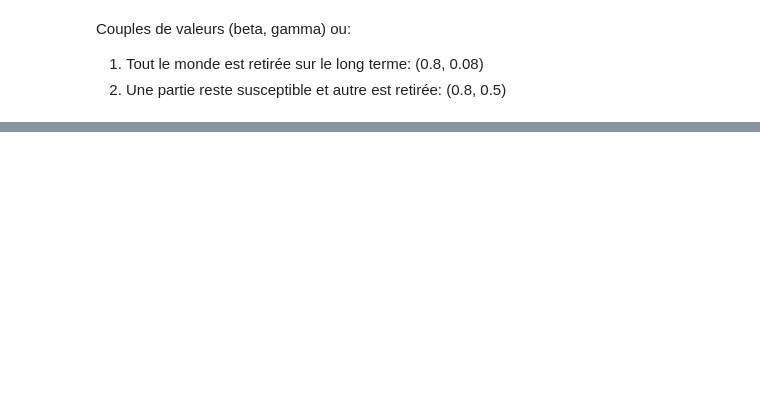
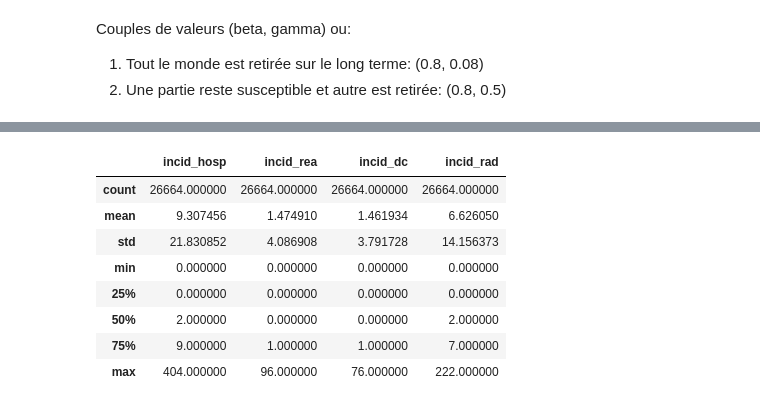
Before and after one commit to Vinschers/queueing-theory, a Jupyter notebook: Project1_DUTRA_VICENTIN.ipynb, the cells around one changed output, grey strips where cells are left out. Saved outputs shown, nothing was run; the diff lists cells and outputs as text; code cells hidden in the pictures; blank space fills up the shorter version.

```diff
--- a/Project1_DUTRA_VICENTIN.ipynb
+++ b/Project1_DUTRA_VICENTIN.ipynb
@@ -136,0 +151,12 @@ Couples de valeurs (beta, gamma) ou:
+# %%
+data.describe()
+# %% [output]
+|  | incid_hosp | incid_rea | incid_dc | incid_rad |
+| count | 26664.000000 | 26664.000000 | 26664.000000 | 26664.000000 |
+| mean | 9.307456 | 1.474910 | 1.461934 | 6.626050 |
+| std | 21.830852 | 4.086908 | 3.791728 | 14.156373 |
+| min | 0.000000 | 0.000000 | 0.000000 | 0.000000 |
+| 25% | 0.000000 | 0.000000 | 0.000000 | 0.000000 |
+| 50% | 2.000000 | 0.000000 | 0.000000 | 2.000000 |
+| 75% | 9.000000 | 1.000000 | 1.000000 | 7.000000 |
+| max | 404.000000 | 96.000000 | 76.000000 | 222.000000 |
```
Also changed, not shown: parts of 14 cells of this notebook.
